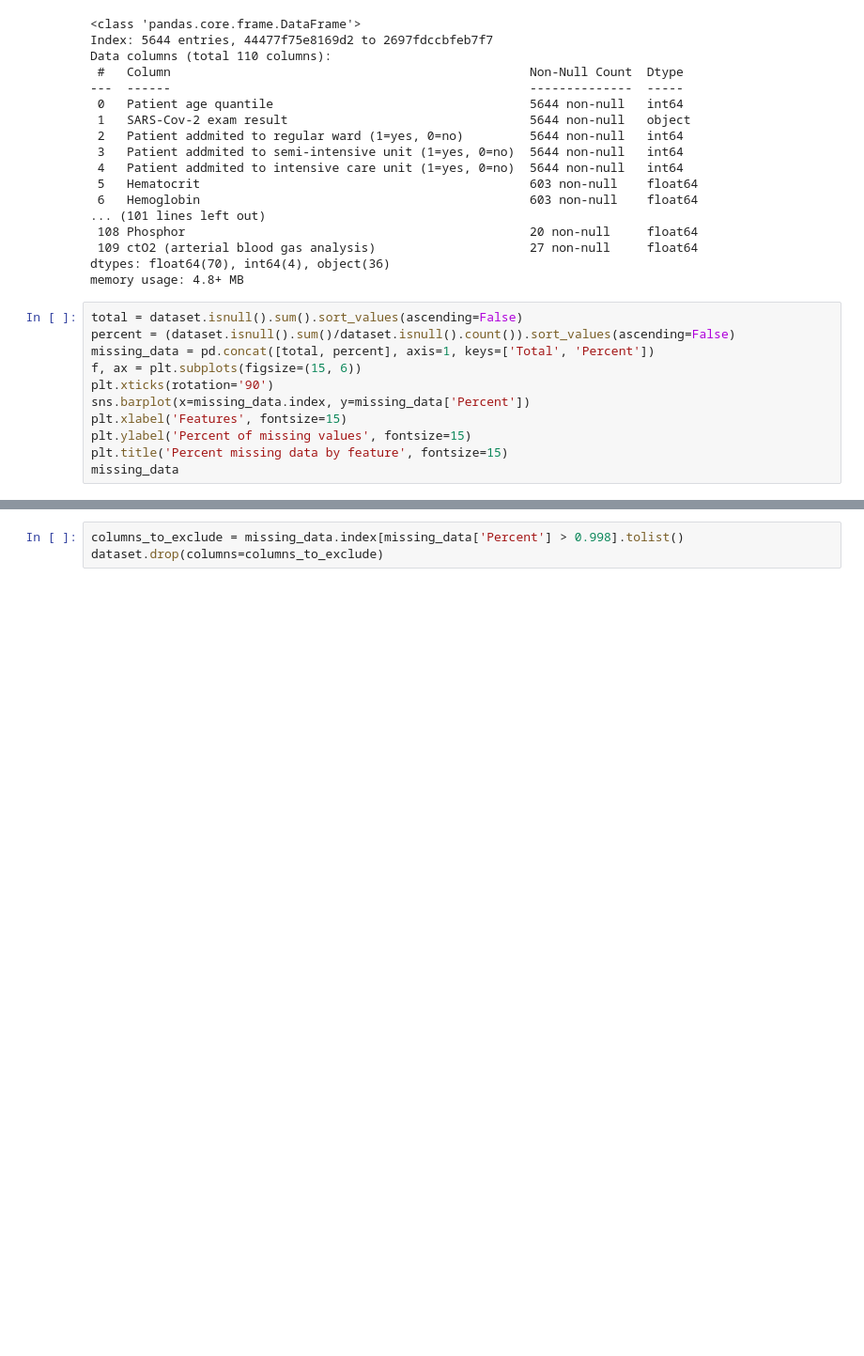
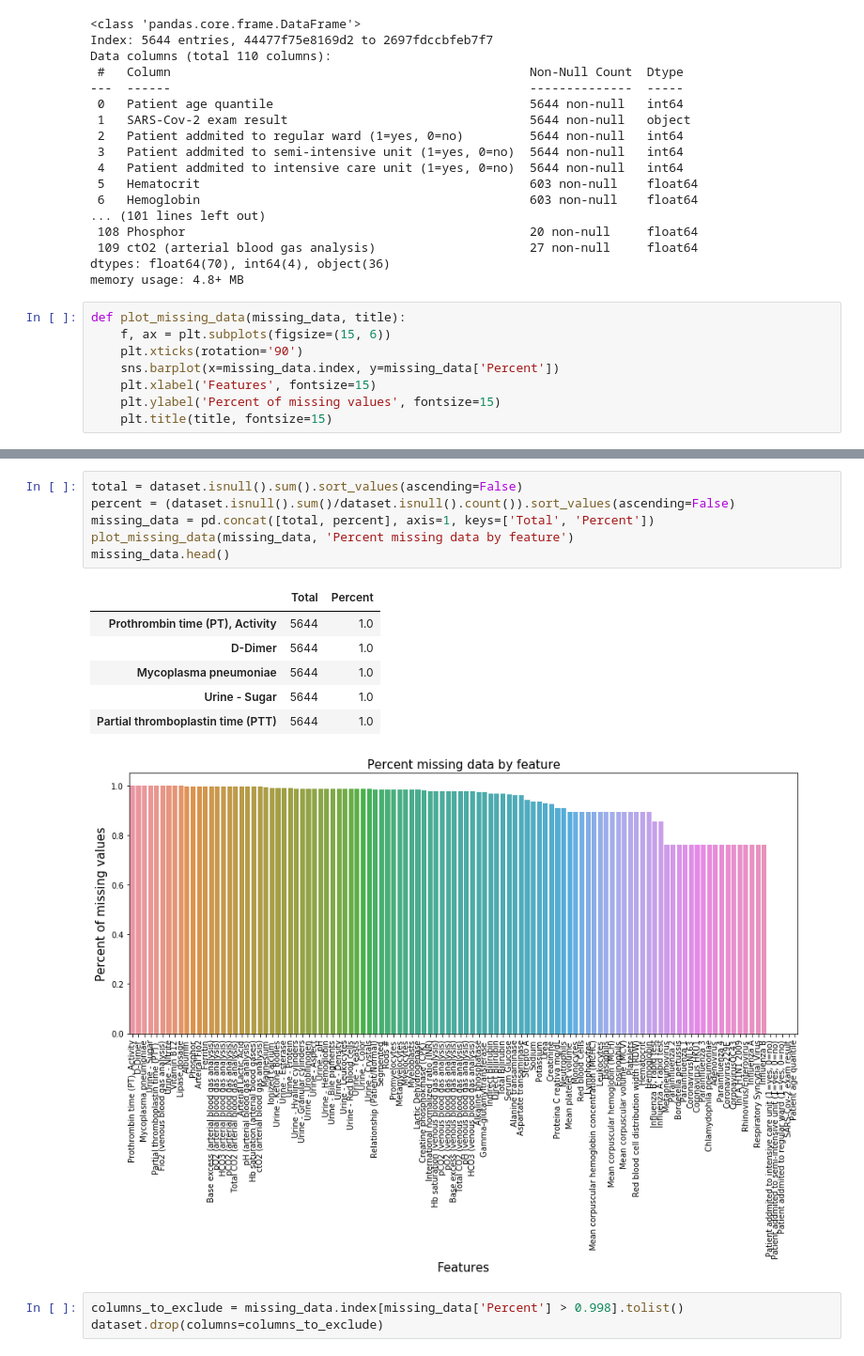
Before and after one commit to isabelatelles/covid19, a Jupyter notebook: Analysis.ipynb, the cells around one changed output, grey strips where cells are left out. Shown at 94% size. Cells and saved outputs as stored; diff of their text form; blank space fills up the shorter version.

Commit message:
add function to plot missing data

```diff
--- a/Analysis.ipynb
+++ b/Analysis.ipynb
@@ -29,13 +29,10 @@ Data columns (total 110 columns):
 dtypes: float64(70), int64(4), object(36)
 memory usage: 4.8+ MB
 # %%
-total = dataset.isnull().sum().sort_values(ascending=False)
-percent = (dataset.isnull().sum()/dataset.isnull().count()).sort_values(ascending=False)
-missing_data = pd.concat([total, percent], axis=1, keys=['Total', 'Percent'])
-f, ax = plt.subplots(figsize=(15, 6))
-plt.xticks(rotation='90')
-sns.barplot(x=missing_data.index, y=missing_data['Percent'])
-plt.xlabel('Features', fontsize=15)
-plt.ylabel('Percent of missing values', fontsize=15)
-plt.title('Percent missing data by feature', fontsize=15)
-missing_data
+def plot_missing_data(missing_data, title):
+    f, ax = plt.subplots(figsize=(15, 6))
+    plt.xticks(rotation='90')
+    sns.barplot(x=missing_data.index, y=missing_data['Percent'])
+    plt.xlabel('Features', fontsize=15)
+    plt.ylabel('Percent of missing values', fontsize=15)
+    plt.title(title, fontsize=15)
@@ -61,3 +39,17 @@ missing_data
+# %%
+total = dataset.isnull().sum().sort_values(ascending=False)
+percent = (dataset.isnull().sum()/dataset.isnull().count()).sort_values(ascending=False)
+missing_data = pd.concat([total, percent], axis=1, keys=['Total', 'Percent'])
+plot_missing_data(missing_data, 'Percent missing data by feature')
+missing_data.head()
+# %% [output]
+|  | Total | Percent |
+| Prothrombin time (PT), Activity | 5644 | 1.0 |
+| D-Dimer | 5644 | 1.0 |
+| Mycoplasma pneumoniae | 5644 | 1.0 |
+| Urine - Sugar | 5644 | 1.0 |
+| Partial thromboplastin time (PTT) | 5644 | 1.0 |
+[figure, added]
 # %%
 columns_to_exclude = missing_data.index[missing_data['Percent'] > 0.998].tolist()
 dataset.drop(columns=columns_to_exclude)
```
Also changed, not shown: parts of 1 cell of this notebook.
